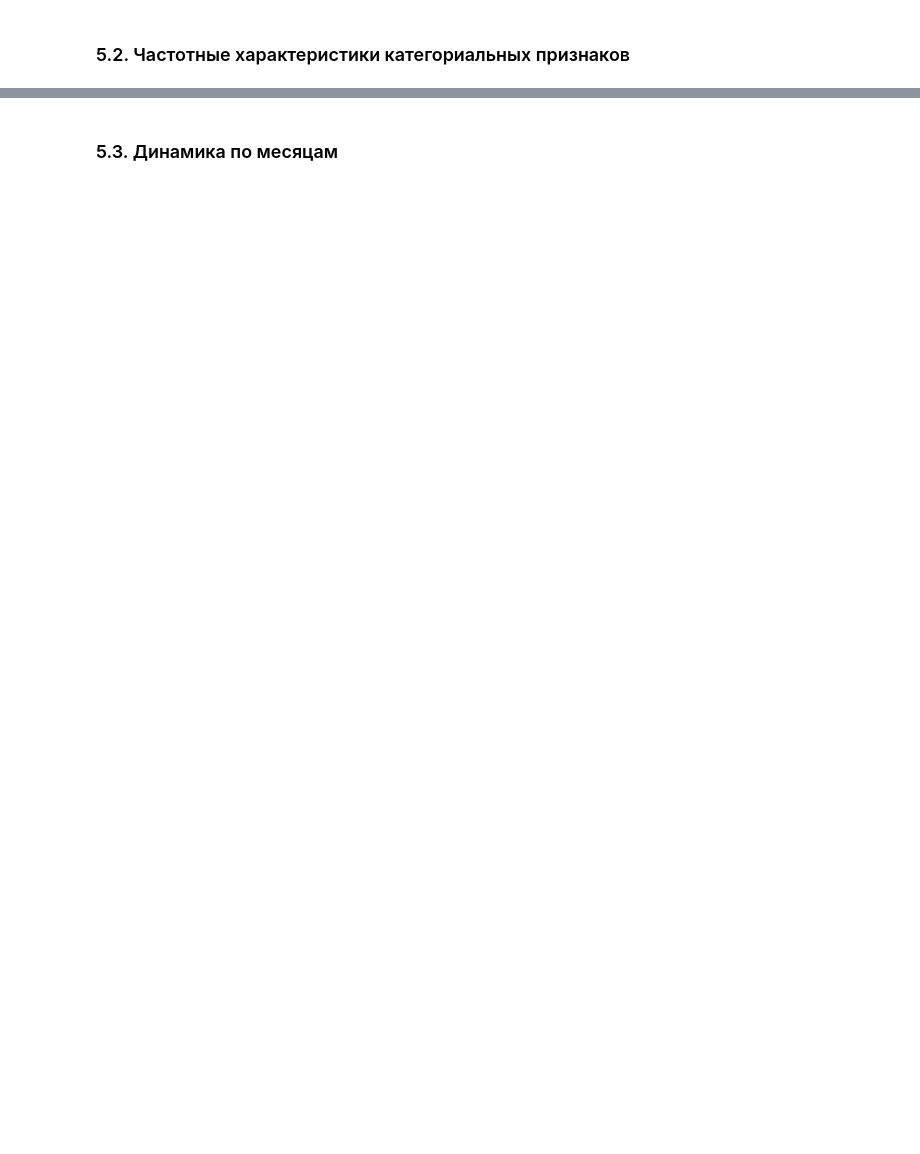
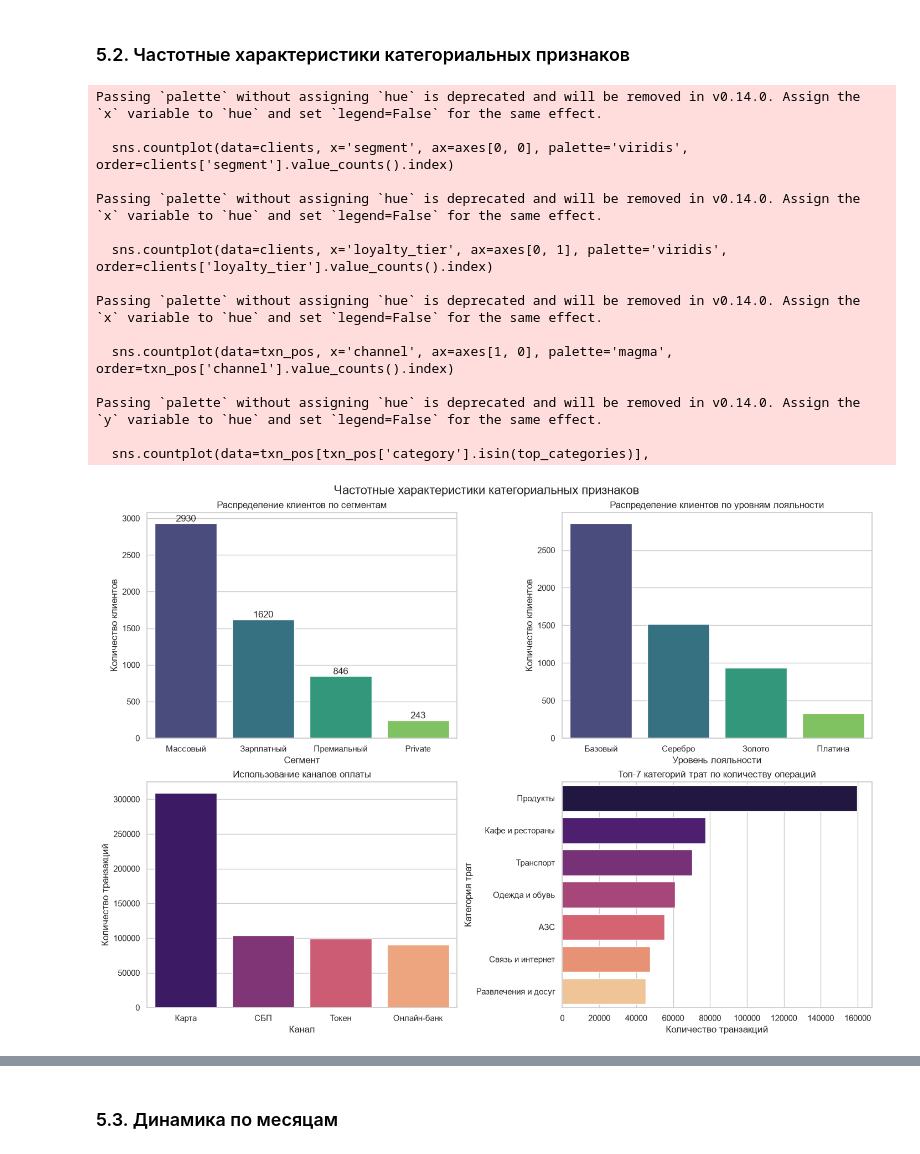
Before and after one commit to sonestos/Nikitenko_Sofya_Lab1, a Jupyter notebook: 01_analysis.ipynb, the cells around one changed output, grey strips where cells are left out. Saved outputs shown, nothing was run; the diff lists cells and outputs as text; code cells hidden in the pictures; blank space fills up the shorter version.

```diff
--- a/01_analysis.ipynb
+++ b/01_analysis.ipynb
@@ -975,2 +1023,52 @@ cleaning_log = pd.concat([cleaning_log, pd.DataFrame(new_log_txn_dups)], ignore_
 # %% [markdown]
 ### 5.2. Частотные характеристики категориальных признаков
+# %%
+import matplotlib.pyplot as plt
+import seaborn as sns
+
+fig, axes = plt.subplots(2, 2, figsize=(14, 10), layout="constrained")
+
+sns.countplot(data=clients, x='segment', ax=axes[0, 0], palette='viridis', order=clients['segment'].value_counts().index)
+axes[0, 0].set_title('Распределение клиентов по сегментам')
+axes[0, 0].set_xlabel('Сегмент')
+axes[0, 0].set_ylabel('Количество клиентов')
+for p in axes[0, 0].patches:
+    axes[0, 0].annotate(f'{int(p.get_height())}', (p.get_x() + p.get_width() / 2., p.get_height()),
+                        ha='center', va='bottom')
+
+sns.countplot(data=clients, x='loyalty_tier', ax=axes[0, 1], palette='viridis', order=clients['loyalty_tier'].value_counts().index)
+axes[0, 1].set_title('Распределение клиентов по уровням лояльности')
+axes[0, 1].set_xlabel('Уровень лояльности')
+axes[0, 1].set_ylabel('Количество клиентов')
+
+sns.countplot(data=txn_pos, x='channel', ax=axes[1, 0], palette='magma', order=txn_pos['channel'].value_counts().index)
+axes[1, 0].set_title('Использование каналов оплаты')
+axes[1, 0].set_xlabel('Канал')
+axes[1, 0].set_ylabel('Количество транзакций')
+
+top_categories = txn_pos['category'].value_counts().head(7).index
+sns.countplot(data=txn_pos[txn_pos['category'].isin(top_categories)],
+              y='category', ax=axes[1, 1], palette='magma', order=top_categories)
+axes[1, 1].set_title('Топ-7 категорий трат по количеству операций')
+axes[1, 1].set_xlabel('Количество транзакций')
+axes[1, 1].set_ylabel('Категория трат')
+
+fig.suptitle('Частотные характеристики категориальных признаков', fontsize=16)
+plt.show()
+# %% [output]
+Passing `palette` without assigning `hue` is deprecated and will be removed in v0.14.0. Assign the `x` variable to `hue` and set `legend=False` for the same effect.
+
+  sns.countplot(data=clients, x='segment', ax=axes[0, 0], palette='viridis', order=clients['segment'].value_counts().index)
+
+Passing `palette` without assigning `hue` is deprecated and will be removed in v0.14.0. Assign the `x` variable to `hue` and set `legend=False` for the same effect.
+
+  sns.countplot(data=clients, x='loyalty_tier', ax=axes[0, 1], palette='viridis', order=clients['loyalty_tier'].value_counts().index)
+
+Passing `palette` without assigning `hue` is deprecated and will be removed in v0.14.0. Assign the `x` variable to `hue` and set `legend=False` for the same effect.
+
+  sns.countplot(data=txn_pos, x='channel', ax=axes[1, 0], palette='magma', order=txn_pos['channel'].value_counts().index)
+
+Passing `palette` without assigning `hue` is deprecated and will be removed in v0.14.0. Assign the `y` variable to `hue` and set `legend=False` for the same effect.
+
+  sns.countplot(data=txn_pos[txn_pos['category'].isin(top_categories)],
+[figure, added]
```
Also changed, not shown: parts of 6 cells of this notebook.
